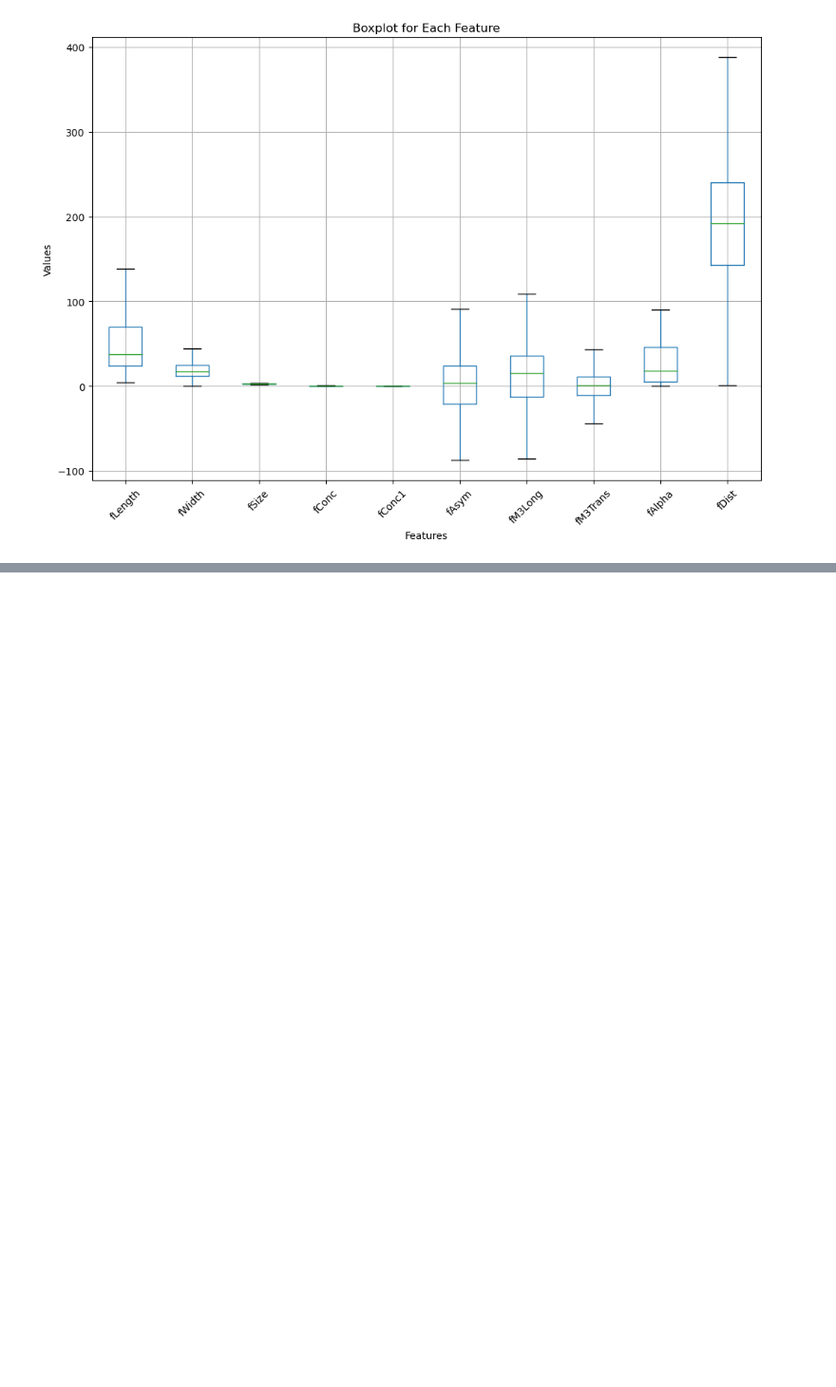
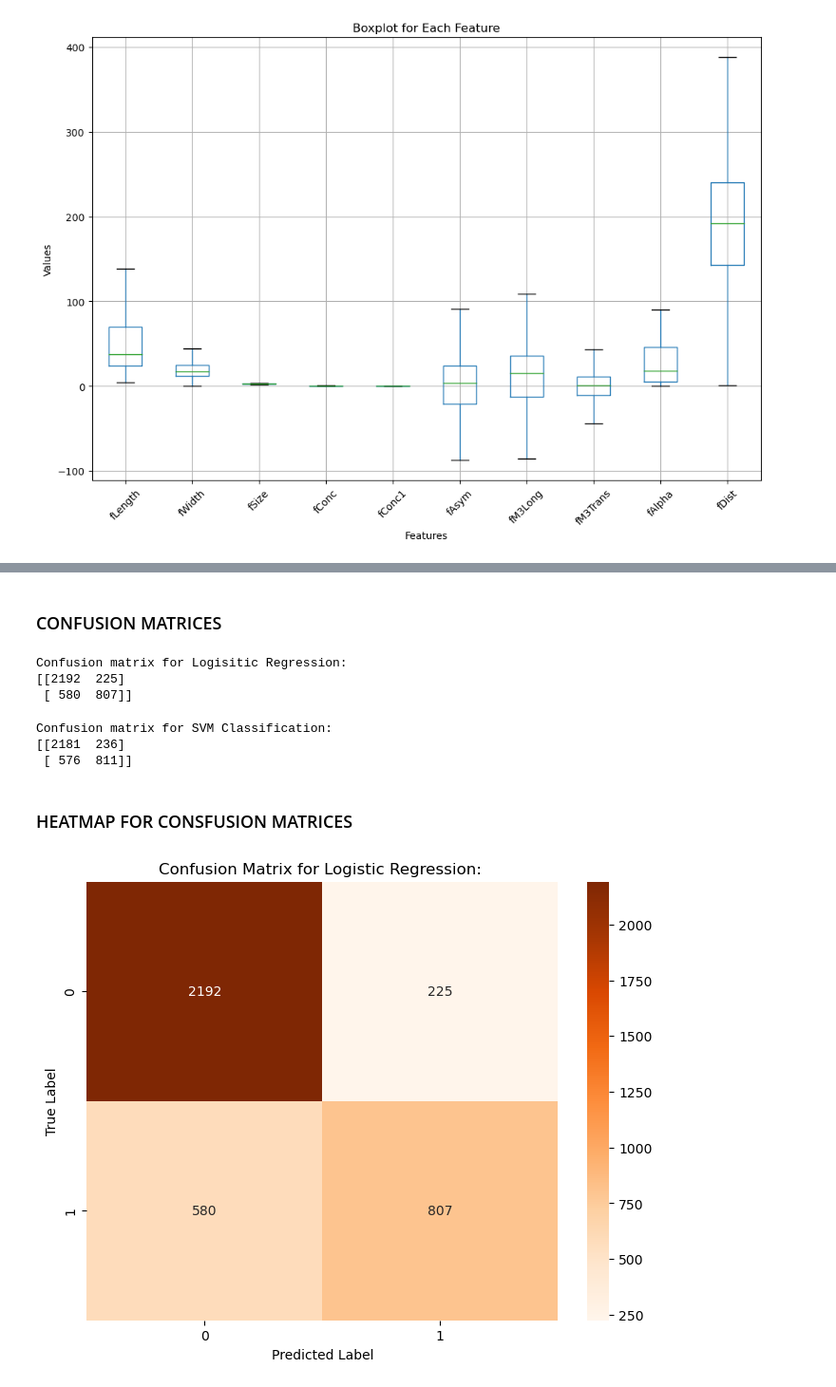
Before and after one commit to SohamAgarkar-ds/6301-Final--Project, a Jupyter notebook: 6302-Final.ipynb, the cells around one changed output, grey strips where cells are left out. Shown at 95% size. Saved outputs shown, nothing was run; the diff lists cells and outputs as text; code cells hidden in the pictures; blank space fills up the shorter version.

Commit message:
Calculated Confusion matrices and plotted their heatmaps

```diff
--- a/6302-Final.ipynb
+++ b/6302-Final.ipynb
@@ -195,0 +168,35 @@ print("SVM Classification Accuracy:", accuracy_svm)
+# %% [markdown]
+### CONFUSION MATRICES
+# %%
+from sklearn.metrics import confusion_matrix
+
+#Obtain the confusion matrix for logistic rtegression
+confusion_matrix_logreg = confusion_matrix(y_test, y_pred)
+print("Confusion matrix for Logisitic Regression: ")
+print(confusion_matrix_logreg)
+# %% [output]
+Confusion matrix for Logisitic Regression:
+[[2192  225]
+ [ 580  807]]
+# %%
+#Obtain the confusion matrix for SVM classification
+confusion_matrix_svm = confusion_matrix(y_test, y_pred_svm)
+print("Confusion matrix for SVM Classification: ")
+print(confusion_matrix_svm)
+# %% [output]
+Confusion matrix for SVM Classification:
+[[2181  236]
+ [ 576  811]]
+# %% [markdown]
+### HEATMAP FOR CONSFUSION MATRICES
+# %%
+import seaborn as sns
+
+plt.figure(figsize=(8,6))
+sns.heatmap(confusion_matrix_logreg, annot=True, fmt='d', cmap='Oranges')
+plt.title('Confusion Matrix for Logistic Regression: ')
+plt.xlabel('Predicted Label')
+plt.ylabel('True Label')
+plt.show()
+# %% [output]
+[figure, added]
```
Also changed, not shown: parts of 6 cells of this notebook.
